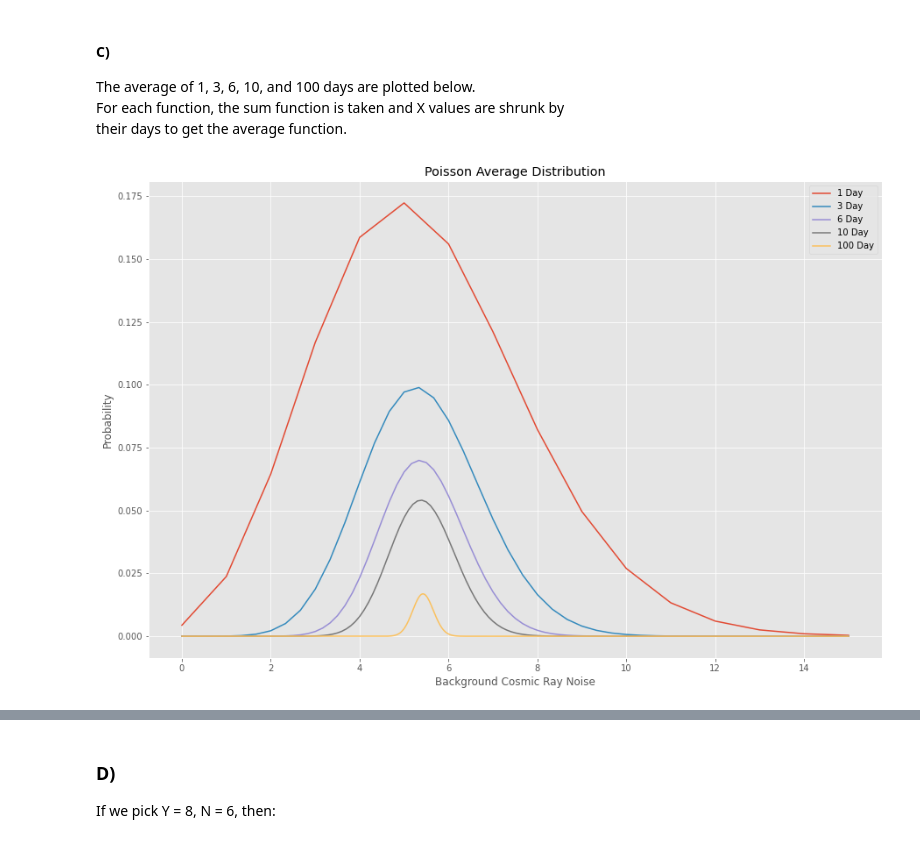
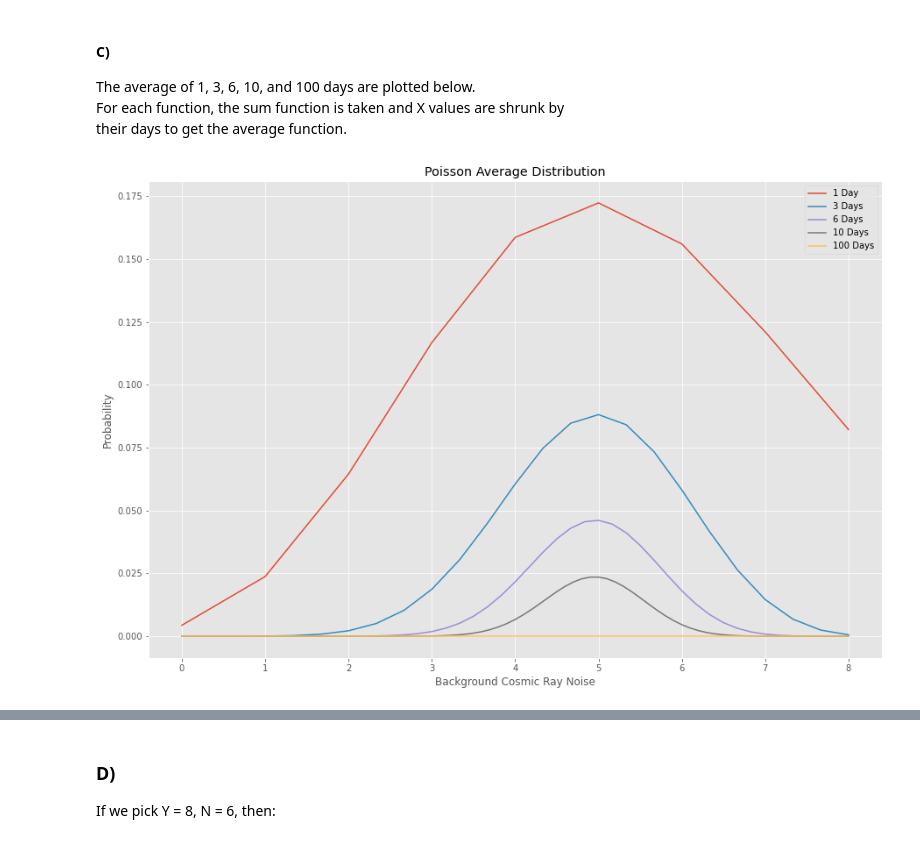
Before and after one commit to HaikunXue/Phys-434-lab, a Jupyter notebook: Lab 2.ipynb, the cells around one changed output, grey strips where cells are left out. Drawn from its saved outputs; the diff is of its cells as text; code cells hidden in the pictures.

```diff
--- a/Lab 2.ipynb
+++ b/Lab 2.ipynb
@@ -24,7 +24,7 @@ plt.style.use('ggplot')
 
 fig, ax = plt.subplots(3, 2)
 
-n_terms = 15
+n_terms = 8
 x1 = np.arange(0,n_terms+1)
 
 y_poi1 = stats.poisson.pmf(x1, x_background)
@@ -103,39 +104,39 @@ their days to get the average function.
 # %%
 #setting an arbitrary mean:
 x_mean = 4.325
 
 plt.rcParams["figure.figsize"] = (15,10)
 
 fig, ax = plt.subplots(1,1)
 
 x_moy = np.linspace(stats.moyal.ppf(0.01),
                 stats.moyal.ppf(0.99), 100)
 
 ax.set_title("Poisson Average Distribution")
 ax.set_xlabel("Background Cosmic Ray Noise")
 ax.set_ylabel("Probability")
 
 x1 = np.arange(0,n_terms+1)
 
 y_moy1 = stats.moyal.pdf(x1, x_background)
 
-ax.plot(x1/1, y_poi, label = "1 Day")
-ax.plot(x3/3, y_poi3,label = "3 Day")
-ax.plot(x6/6, y_poi6,label = "6 Day");
+ax.plot(x1/1, y_poi1,label = "1 Day")
+ax.plot(x3/3, y_poi3,label = "3 Days")
+ax.plot(x6/6, y_poi6,label = "6 Days");
 
-y_poi10 = y_poi
+y_poi10 = y_poi1
 for i in range(10-1):
-    y_poi10 = np.convolve(y_poi,y_poi10)
-ax.plot(np.arange(0,n_terms*10+1)/10, y_poi10,label = "10 Day");
+    y_poi10 = np.convolve(y_poi1,y_poi10)
+ax.plot(np.arange(0,n_terms*10+1)/10, y_poi10,label = "10 Days");
 
-y_poi100 = y_poi
+y_poi100 = y_poi1
 for i in range(100-1):
-    y_poi100 = np.convolve(y_poi,y_poi100)
-ax.plot(np.arange(0,n_terms*100+1)/100, y_poi100,label = "100 Day");
+    y_poi100 = np.convolve(y_poi1,y_poi100)
+ax.plot(np.arange(0,n_terms*100+1)/100, y_poi100,label = "100 Days");
 
 
 ax.legend();
 # %% [output]
-[figure, old version]
+[figure, new version]
 # %% [markdown]
 As shown above, the average functions' mean stays the same, while the
```
Also changed, not shown: parts of 32 cells of this notebook.
